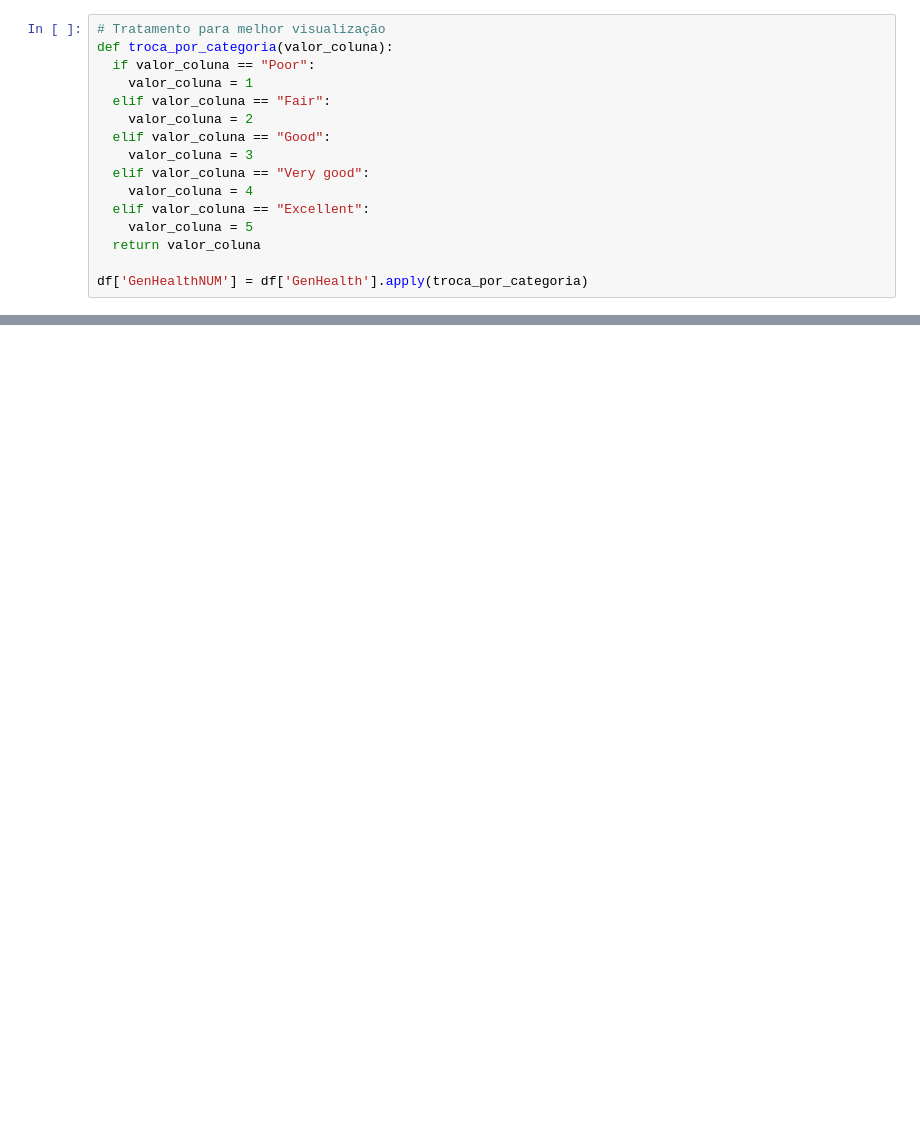
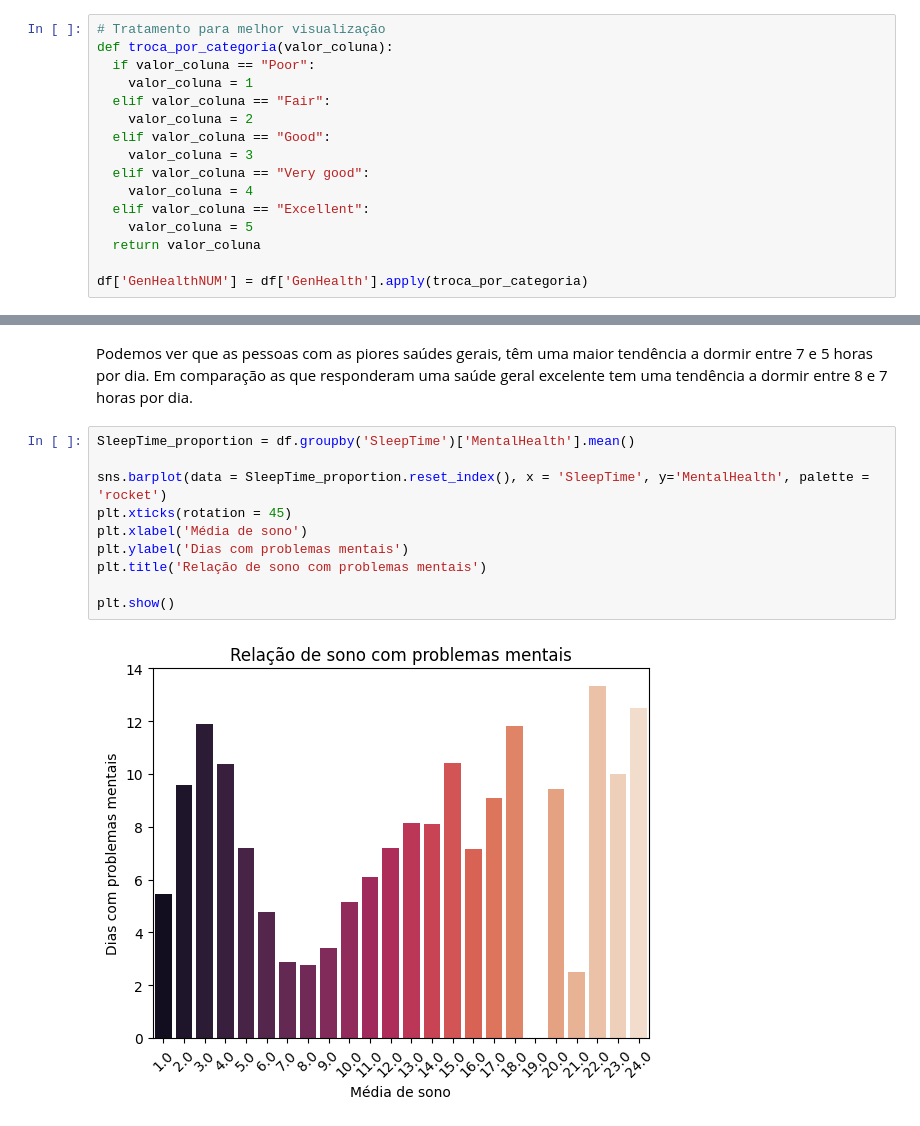
Before and after one commit to erlonL/Projeto-ICD, a Jupyter notebook: projeto.ipynb, the cells around one changed output, grey strips where cells are left out. Drawn from its saved outputs; the diff is of its cells as text; blank space fills up the shorter version.

```diff
--- a/projeto.ipynb
+++ b/projeto.ipynb
@@ -48,0 +222,14 @@ df['GenHealthNUM'] = df['GenHealth'].apply(troca_por_categoria)
+# %% [markdown]
+Podemos ver que as pessoas com as piores saúdes gerais, têm uma maior tendência a dormir entre 7 e 5 horas por dia. Em comparação as que responderam uma saúde geral excelente tem uma tendência a dormir entre 8 e 7 horas por dia.
+# %%
+SleepTime_proportion = df.groupby('SleepTime')['MentalHealth'].mean()
+
+sns.barplot(data = SleepTime_proportion.reset_index(), x = 'SleepTime', y='MentalHealth', palette = 'rocket')
+plt.xticks(rotation = 45)
+plt.xlabel('Média de sono')
+plt.ylabel('Dias com problemas mentais')
+plt.title('Relação de sono com problemas mentais')
+
+plt.show()
+# %% [output]
+[figure, added]
```
Also changed, not shown: parts of 87 cells of this notebook.
